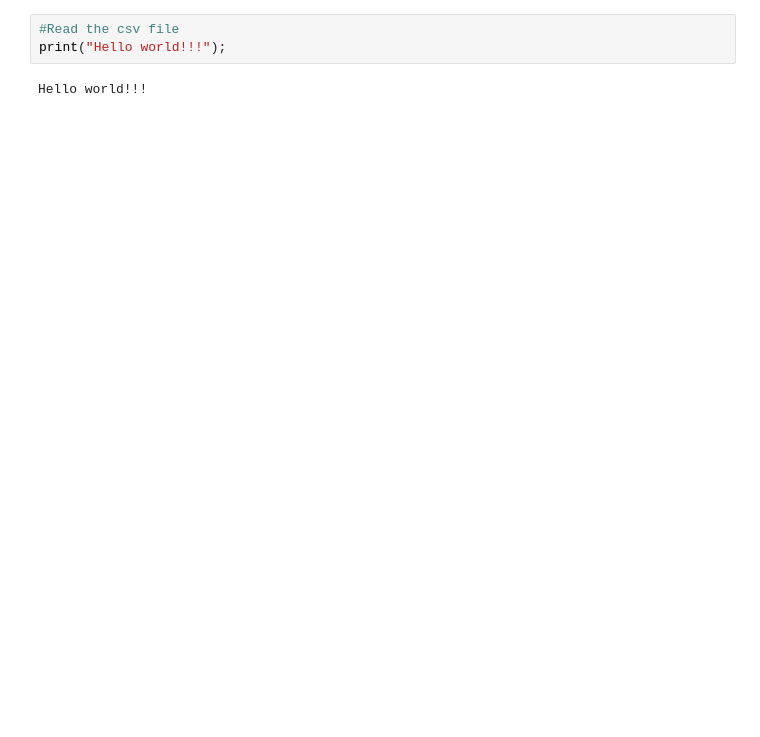
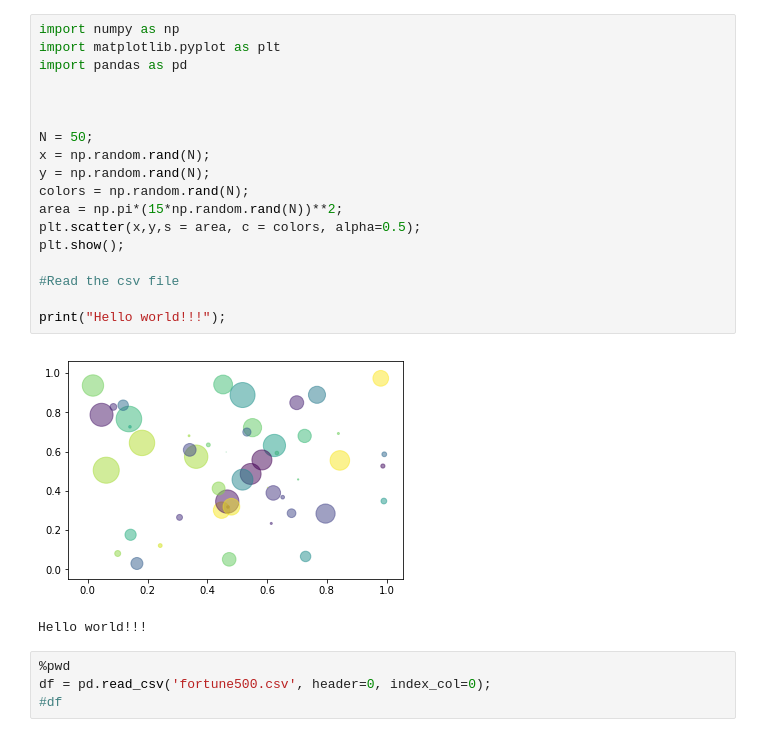
Before and after one commit to satyendra12889/NAG-DataAnalysis-Project, a Jupyter notebook: Evaluation-Fortune500.ipynb, the cells around one changed output. Saved outputs shown, nothing was run; the diff lists cells and outputs as text; blank space fills up the shorter version.

```diff
--- a/Evaluation-Fortune500.ipynb
+++ b/Evaluation-Fortune500.ipynb
@@ -1,7 +1,27 @@
-# %%
-#Read the csv file
-print("Hello world!!!");
-# %% [output]
-Hello world!!!
+# %%
+import numpy as np
+import matplotlib.pyplot as plt
+import pandas as pd
+
+
+
+N = 50;
+x = np.random.rand(N);
+y = np.random.rand(N);
+colors = np.random.rand(N);
+area = np.pi*(15*np.random.rand(N))**2;
+plt.scatter(x,y,s = area, c = colors, alpha=0.5);
+plt.show();
+
+#Read the csv file
+
+print("Hello world!!!");
+# %% [output]
+[figure, added]
+Hello world!!!
+# %%
+%pwd
+df = pd.read_csv('fortune500.csv', header=0, index_col=0);
+#df
 # %%
 # Display top 5 record on the basis of fortune 500 ranking
```
Also changed, not shown: parts of 10 cells of this notebook.
